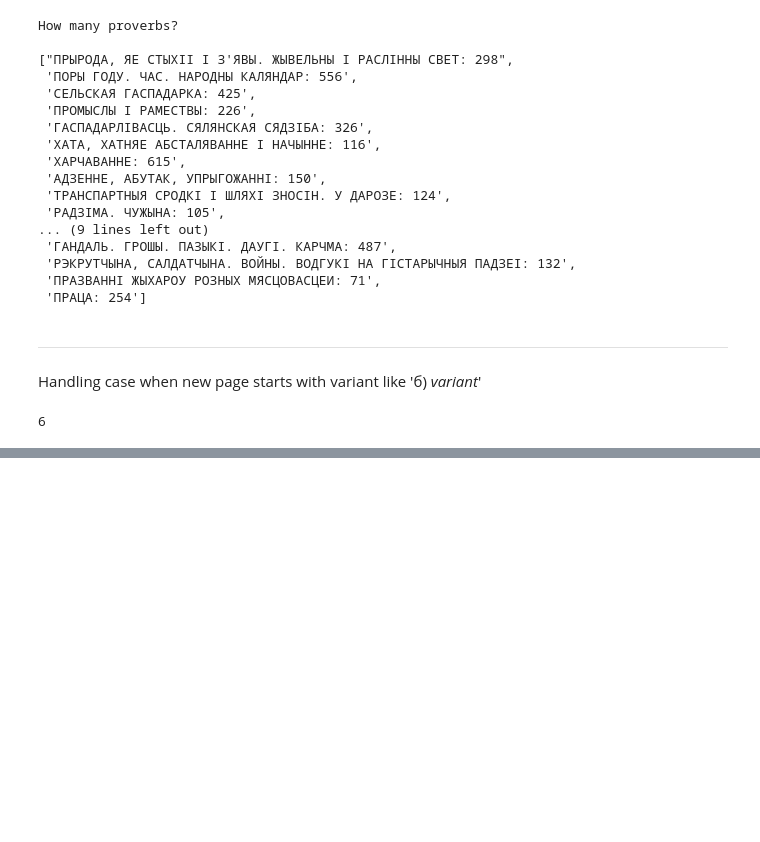
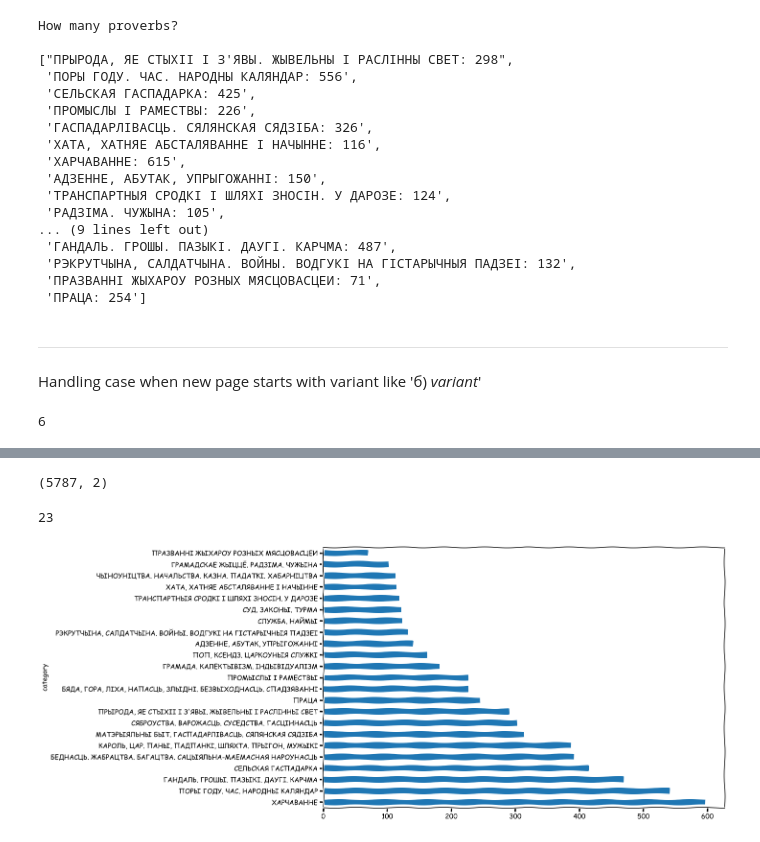
Before and after one commit to aulasau/by-quotes, a Jupyter notebook: pdf_quotes_scraping.ipynb, the cells around one changed output, grey strips where cells are left out. Saved outputs shown, nothing was run; the diff lists cells and outputs as text; code cells hidden in the pictures; blank space fills up the shorter version.

```diff
--- a/pdf_quotes_scraping.ipynb
+++ b/pdf_quotes_scraping.ipynb
@@ -315,0 +853,9 @@ len(' 491  ')
+# %%
+count = 0
+for ctg in proverbs_dict:
+    for i, prov in enumerate(proverbs_dict[ctg]):
+        if any([len(s) < 5 for s in re.split('([\.])', prov) if (s != '') and (s != '.')]):
+            count += 1
+            splits = [s for s in re.split('([\.])', prov) if (s == '.') or (len(s) >= 5)]
+            proverbs_dict[ctg][i] = ''.join(splits).replace('..', '.')
+print(count)
@@ -315,0 +867,5 @@ len(' 491  ')
+# %%
+prefiltered_proverbs = pd.DataFrame.from_dict(proverbs_dict, orient='index')
+# %%
+prefiltered_proverbs = prefiltered_proverbs.reset_index().melt(id_vars='index', value_name='proverb',).dropna()
+prefiltered_proverbs.head()
@@ -315,0 +879,4 @@ len(' 491  ')
+# %%
+prefiltered_proverbs = prefiltered_proverbs.drop(labels=['variable'], axis=1)
+prefiltered_proverbs = prefiltered_proverbs.rename(columns={'index': 'category'})
+prefiltered_proverbs.head()
@@ -315,0 +890,11 @@ len(' 491  ')
+# %%
+prefiltered_proverbs.shape
+# %% [output]
+(5787, 2)
+# %%
+with plt.xkcd():
+    print(prefiltered_proverbs.category.nunique())
+    prefiltered_proverbs.value_counts('category').plot(kind='barh')
+# %% [output]
+23
+[figure, added]
```
Also changed, not shown: parts of 62 cells of this notebook.
